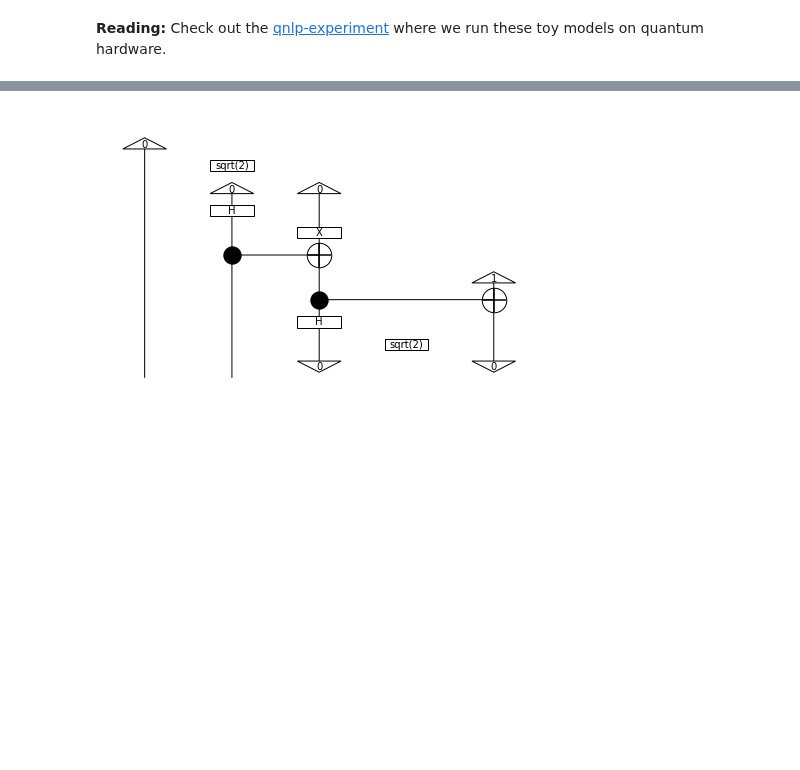
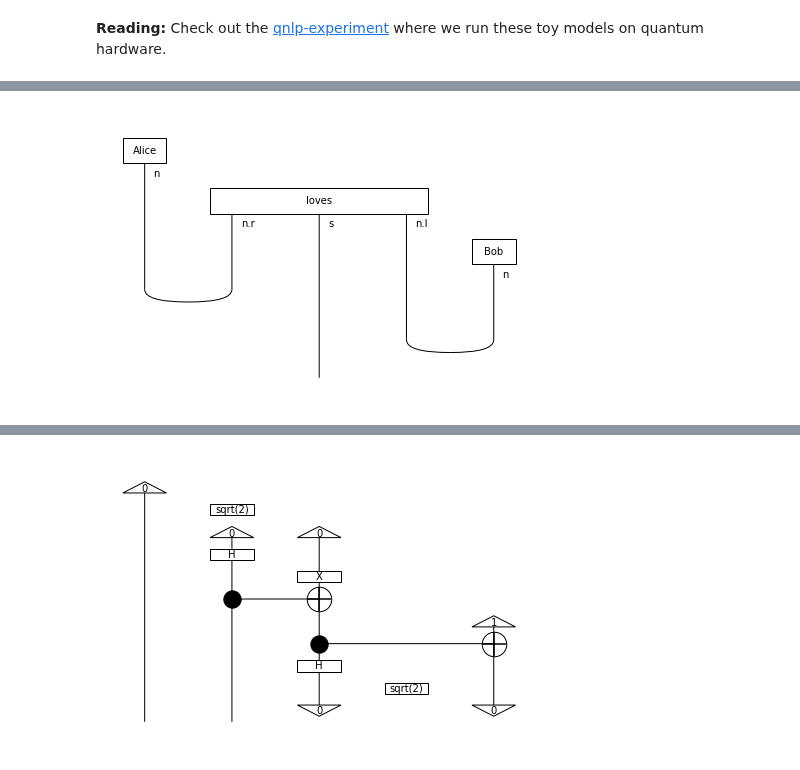
Before and after one commit to CDL-Quantum/CohortProject_2021, a Jupyter notebook: Week4_NLP/qnlp-tutorial-Part5.ipynb, the cells around one changed output, grey strips where cells are left out. Saved outputs shown, nothing was run; the diff lists cells and outputs as text; code cells hidden in the pictures; blank space fills up the shorter version.

```diff
--- a/Week4_NLP/qnlp-tutorial-Part5.ipynb
+++ b/Week4_NLP/qnlp-tutorial-Part5.ipynb
@@ -71,0 +86,31 @@ Of course this is a toy example: we've picked by hand what the circuits for Alic
+# %%
+n, s = Ty('n'), Ty('s')
+
+Alice = Word("Alice", n)
+Bob = Word("Bob", n)
+Charlie = Word("Charlie", n)
+Diane = Word("Diane", n)
+loves = Word("loves", n.r @ s @ n.l)
+who = Word("who", n.r @ n @ s.l @ n)
+
+# loves_tens = Tensor(dom=Dim(2, 2, 2, 2), cod=Dim(2, 2, 2, 2), array=loves_mat)
+# loves_tens = Circuit(dom=Dim(qubit), cod=Dim(2, 2), array=loves_mat)
+# loves_circ = Ket(0,0,0,0) >> H @ H @ H @ H >> CX @ Id(qubit) @ Id(qubit) >> Id(qubit)@ CX @ Id(qubit) >> Id(qubit)@ Id(qubit)@ CX >> H @ H @ H @ H
+
+loves_vec = np.zeros(2**4)
+loves_vec[int('0010', 2)]=1/2 # Alice loves Bob
+loves_vec[int('0110', 2)]=1/2 # Bob loves Charlie
+loves_vec[int('1011', 2)]=1/2 # Charlie loves Diane
+loves_vec[int('1100', 2)]=1/2 # Diane loves Alice
+
+loves_tens = Tensor(dom=Dim(1), cod=Dim(2, 2, 2, 2), array=loves_vec)
+
+F = CircuitFunctor(
+    ob={n: 2, s: 1},
+    ar={Alice: Ket(0, 0),
+        Bob: Ket(0, 1),
+        Charlie: Ket(1, 0),
+        Diane: Ket(1, 1),
+#         loves: loves_tens,
+        loves: c,
+        who: GHZ})
@@ -71,0 +127,5 @@ Of course this is a toy example: we've picked by hand what the circuits for Alic
+# %%
+diagram = Alice @ loves @ Bob >> Cup(n,n.r) @ Id(s) @ Cup(n.l,n)
+diagram.draw()
+# %% [output]
+[figure, added]
```
Also changed, not shown: parts of 19 cells of this notebook.
